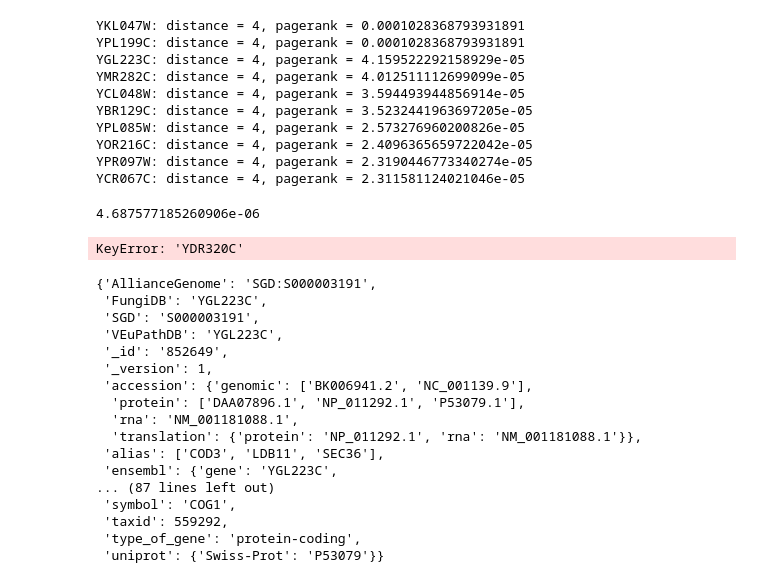
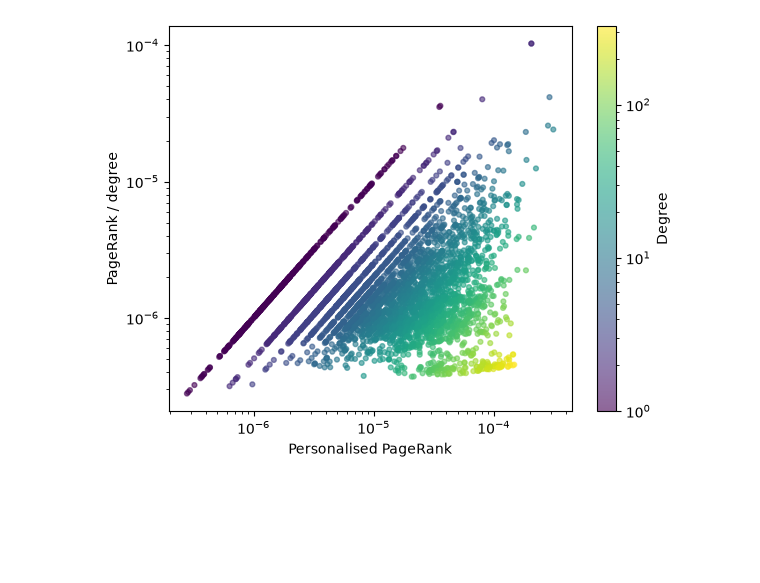
Before and after one commit to orlando2130/Math-3888-group-E, a Jupyter notebook: wk10/page_rank_testing.ipynb, the cells around one changed output. Drawn from its saved outputs; the diff is of its cells as text; code cells hidden in the pictures; blank space fills up the shorter version.

```diff
--- a/wk10/page_rank_testing.ipynb
+++ b/wk10/page_rank_testing.ipynb
@@ -96,49 +174,23 @@ plt.show()
-# %%
-for node, score in sorted(
-    pagerank_degree.items(),
-    key=lambda x: x[1],
-    reverse=True
-)[:10]:
-    print(
-        f"{node}: "
-        f"distance = {candidate_nodes[node]}, "
-        f"pagerank = {score}"
-    )
-# %% [output]
-YKL047W: distance = 4, pagerank = 0.0001028368793931891
-YPL199C: distance = 4, pagerank = 0.0001028368793931891
-YGL223C: distance = 4, pagerank = 4.159522292158929e-05
-YMR282C: distance = 4, pagerank = 4.012511112699099e-05
-YCL048W: distance = 4, pagerank = 3.594493944856914e-05
-YBR129C: distance = 4, pagerank = 3.5232441963697205e-05
-YPL085W: distance = 4, pagerank = 2.573276960200826e-05
-YOR216C: distance = 4, pagerank = 2.4096365659722042e-05
-YPR097W: distance = 4, pagerank = 2.3190446773340274e-05
-YCR067C: distance = 4, pagerank = 2.311581124021046e-05
-# %%
-print(pagerank_degree[good_proteins[0]])
-print(pagerank_degree[good_proteins[1]])
-# %% [output]
-4.687577185260906e-06
-KeyError: 'YDR320C'
-# %%
-mg = mygene.MyGeneInfo()
-mg.getgene('YGL223C')
-# %% [output]
-{'AllianceGenome': 'SGD:S000003191',
- 'FungiDB': 'YGL223C',
- 'SGD': 'S000003191',
- 'VEuPathDB': 'YGL223C',
- '_id': '852649',
- '_version': 1,
- 'accession': {'genomic': ['BK006941.2', 'NC_001139.9'],
-  'protein': ['DAA07896.1', 'NP_011292.1', 'P53079.1'],
-  'rna': 'NM_001181088.1',
-  'translation': {'protein': 'NP_011292.1', 'rna': 'NM_001181088.1'}},
- 'alias': ['COD3', 'LDB11', 'SEC36'],
- 'ensembl': {'gene': 'YGL223C',
-... (87 lines left out)
- 'symbol': 'COG1',
- 'taxid': 559292,
- 'type_of_gene': 'protein-coding',
- 'uniprot': {'Swiss-Prot': 'P53079'}}
+# %%
+deg = np.array([G.degree(n) for n in nodes])
+
+M = G.number_of_edges()
+baseline = 1 / (2 * M)
+
+fig, ax = plt.subplots(figsize=(6.5, 5))
+sc = ax.scatter(
+    pr, pr_w,
+    c=deg,                                   # raw degree, not log10
+    cmap="viridis",
+    norm=LogNorm(vmin=deg.min(), vmax=deg.max()),
+    s=12, alpha=0.6,
+)
+
+ax.set_xscale("log"); ax.set_yscale("log")
+ax.set_xlabel("Personalised PageRank")
+ax.set_ylabel("PageRank / degree")
+plt.colorbar(sc, label="Degree")
+plt.savefig("wk10/pagerank_degree_cmap.png")
+plt.show()
+# %% [output]
+[figure, added]
```
Also changed, not shown: parts of 17 cells of this notebook, 12 other files.
